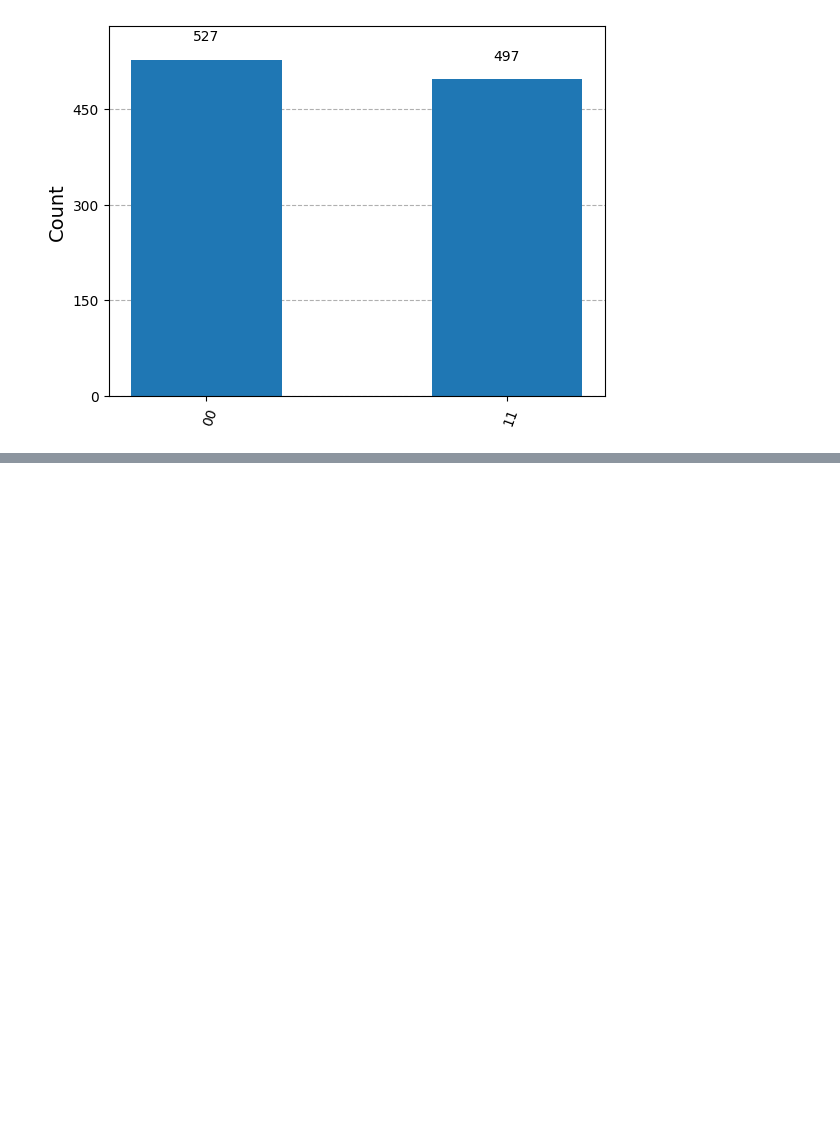
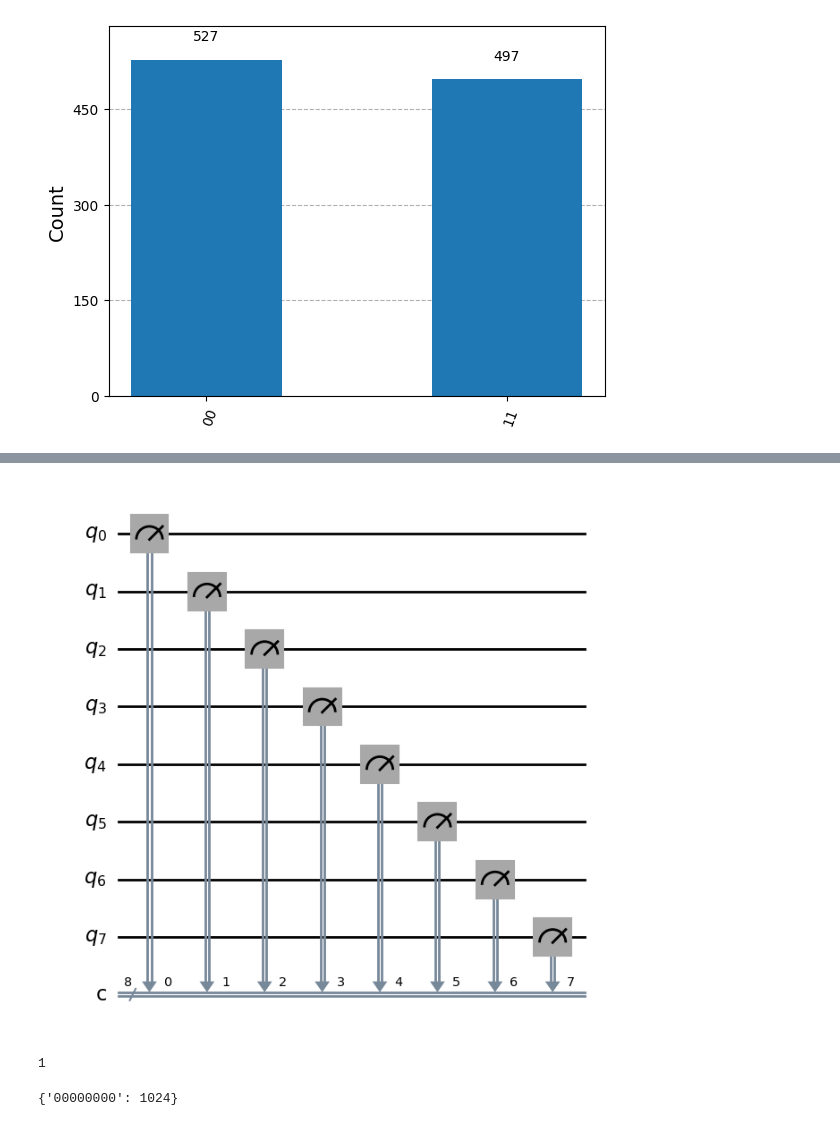
Before and after one commit to k2co3-0803-n/Qiskit, a Jupyter notebook: bits_gates_circuits.ipynb, the cells around one changed output, grey strips where cells are left out. Cells and saved outputs as stored; diff of their text form; code cells hidden in the pictures; blank space fills up the shorter version.

```diff
--- a/bits_gates_circuits.ipynb
+++ b/bits_gates_circuits.ipynb
@@ -350,0 +360,32 @@ plot_histogram(result_real[0].data.c.get_counts())
+# %%
+# Step 1: Map the problem to a quantum-native format
+qc = QuantumCircuit(8,8)
+
+for i in range(8):
+    qc.measure(i,i)
+
+qc.draw("mpl")
+# %% [output]
+[figure, added]
+# %%
+print(qc.depth())
+# %% [output]
+1
+# %%
+# Step 2: Optimize the circuits and opetators
+# Fot this exercise, the circuit and operators are simple, so no optimizations are needed.
+
+# Step 3: Execute the target circuit
+backend = AerSimulator()
+
+pm = generate_preset_pass_manager(backend=backend, optimization_level=1)
+isa_qc = pm.run(qc)
+
+sampler = Sampler(mode=backend)
+job = sampler.run([isa_qc], shots=1024)
+result = job.result()
+
+counts = result[0].data.c.get_counts()
+print(counts)
+# %% [output]
+{'00000000': 1024}
```
Also changed, not shown: parts of 2 cells of this notebook.
